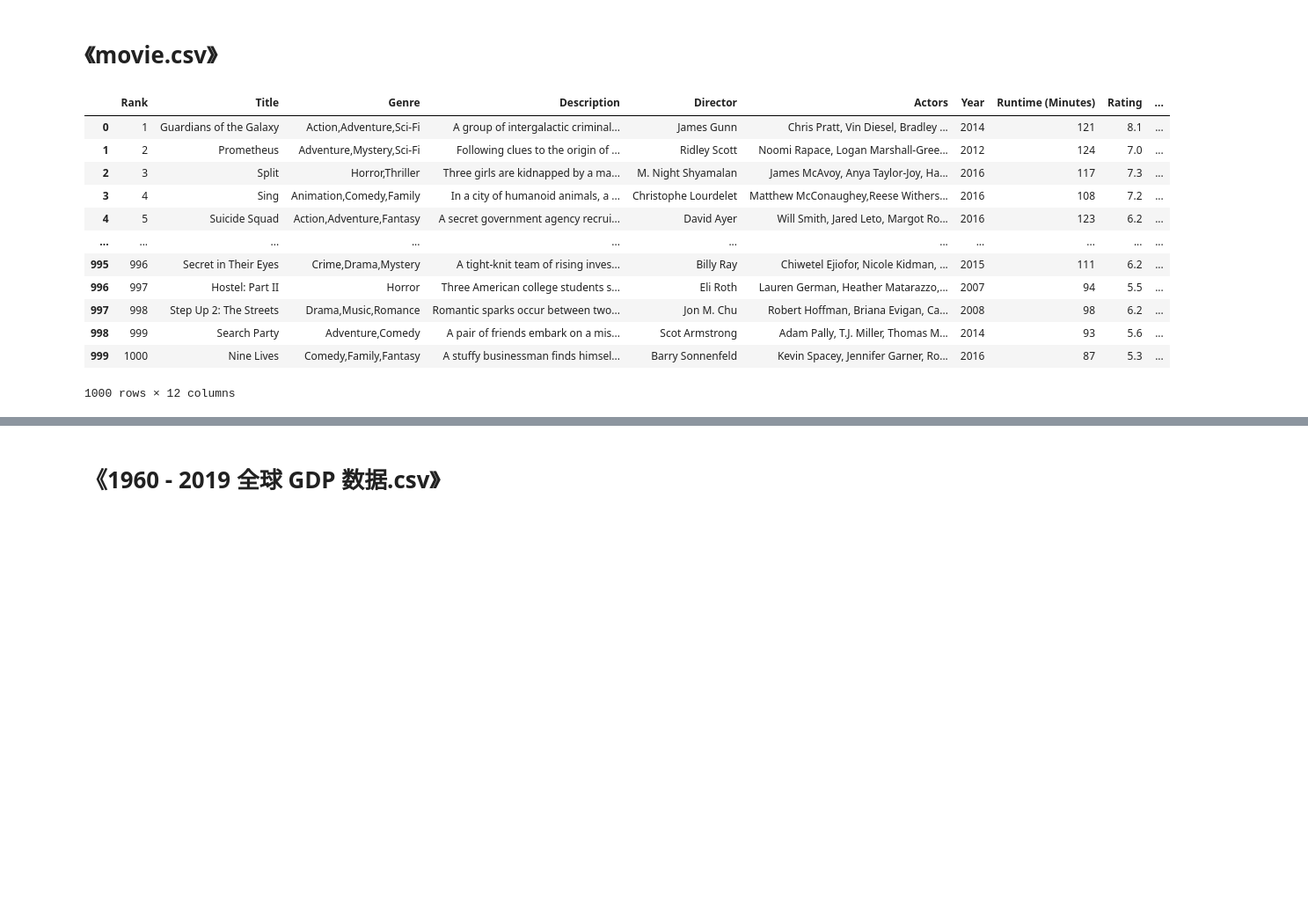
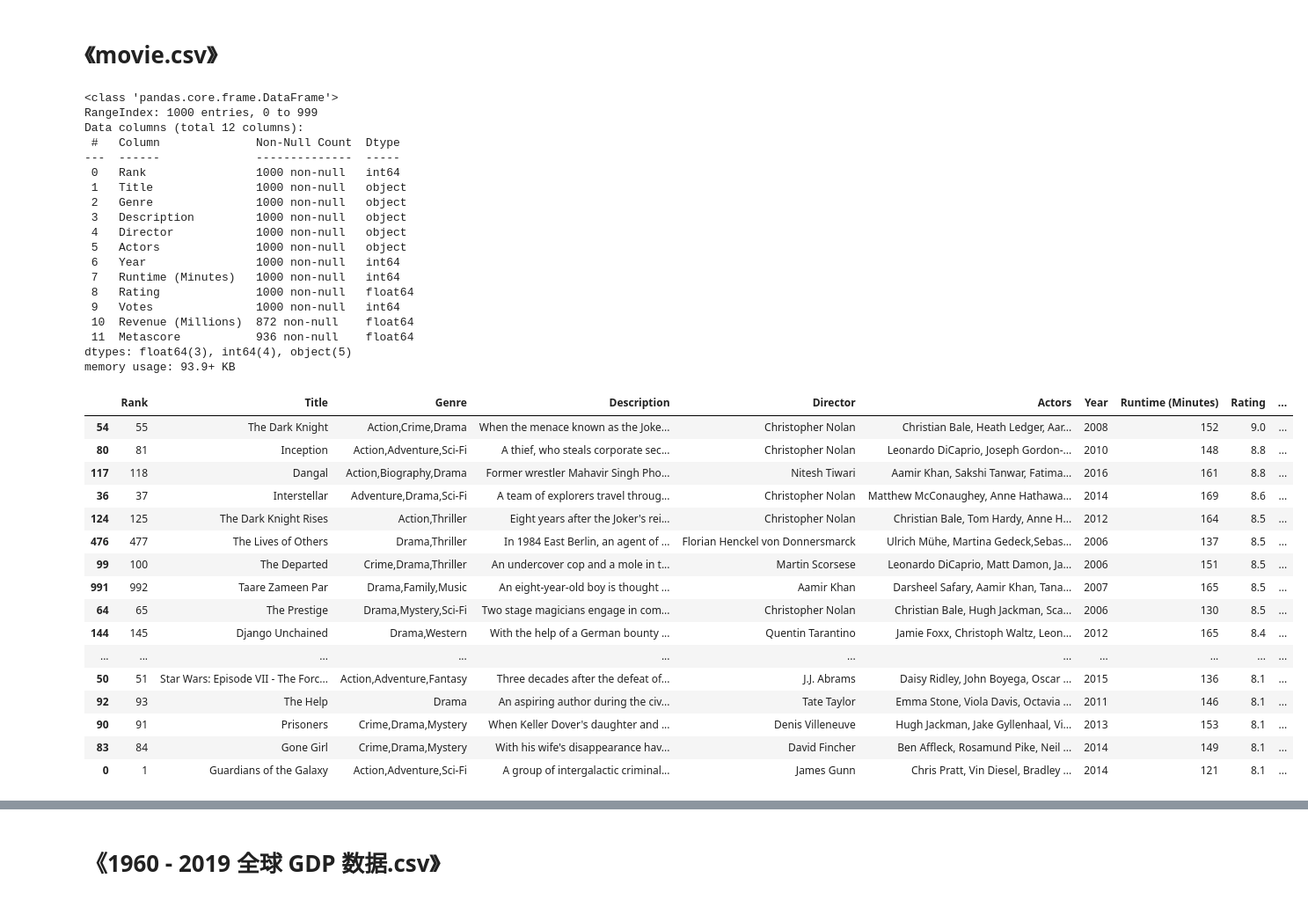
Before and after one commit to xlg08/Python_fo, a Jupyter notebook: 02_数据处理和统计分析/day11_matplotlib/day_11/day_11.ipynb, the cells around one changed output, grey strips where cells are left out. Shown: that part at 88% size. Saved outputs shown, nothing was run; the diff lists cells and outputs as text; code cells hidden in the pictures; blank space fills up the shorter version.

```diff
--- a/02_数据处理和统计分析/day11_matplotlib/day_11/day_11.ipynb
+++ b/02_数据处理和统计分析/day11_matplotlib/day_11/day_11.ipynb
@@ -15,23 +15,50 @@ plt.rcParams['axes.unicode_minus'] = False
 # %%
 # 读取文件
 df = pd.read_csv(r"./data/movie.csv")
-df
+df.info()
 # %% [output]
-|  | Rank | Title | Genre | Description | Director | Actors | Year | Runtime (Minutes) | Rating | ... |
-| 0 | 1 | Guardians of the Galaxy | Action,Adventure,Sci-Fi | A group of intergalactic criminal... | James Gunn | Chris Pratt, Vin Diesel, Bradley ... | 2014 | 121 | 8.1 | ... |
-| 1 | 2 | Prometheus | Adventure,Mystery,Sci-Fi | Following clues to the origin of ... | Ridley Scott | Noomi Rapace, Logan Marshall-Gree... | 2012 | 124 | 7.0 | ... |
-| 2 | 3 | Split | Horror,Thriller | Three girls are kidnapped by a ma... | M. Night Shyamalan | James McAvoy, Anya Taylor-Joy, Ha... | 2016 | 117 | 7.3 | ... |
-| 3 | 4 | Sing | Animation,Comedy,Family | In a city of humanoid animals, a ... | Christophe Lourdelet | Matthew McConaughey,Reese Withers... | 2016 | 108 | 7.2 | ... |
-| 4 | 5 | Suicide Squad | Action,Adventure,Fantasy | A secret government agency recrui... | David Ayer | Will Smith, Jared Leto, Margot Ro... | 2016 | 123 | 6.2 | ... |
-| ... | ... | ... | ... | ... | ... | ... | ... | ... | ... | ... |
-| 995 | 996 | Secret in Their Eyes | Crime,Drama,Mystery | A tight-knit team of rising inves... | Billy Ray | Chiwetel Ejiofor, Nicole Kidman, ... | 2015 | 111 | 6.2 | ... |
-| 996 | 997 | Hostel: Part II | Horror | Three American college students s... | Eli Roth | Lauren German, Heather Matarazzo,... | 2007 | 94 | 5.5 | ... |
-| 997 | 998 | Step Up 2: The Streets | Drama,Music,Romance | Romantic sparks occur between two... | Jon M. Chu | Robert Hoffman, Briana Evigan, Ca... | 2008 | 98 | 6.2 | ... |
-| 998 | 999 | Search Party | Adventure,Comedy | A pair of friends embark on a mis... | Scot Armstrong | Adam Pally, T.J. Miller, Thomas M... | 2014 | 93 | 5.6 | ... |
-| 999 | 1000 | Nine Lives | Comedy,Family,Fantasy | A stuffy businessman finds himsel... | Barry Sonnenfeld | Kevin Spacey, Jennifer Garner, Ro... | 2016 | 87 | 5.3 | ... |
-1000 rows × 12 columns
+<class 'pandas.core.frame.DataFrame'>
+RangeIndex: 1000 entries, 0 to 999
+Data columns (total 12 columns):
+ #   Column              Non-Null Count  Dtype
+---  ------              --------------  -----
+ 0   Rank                1000 non-null   int64
+ 1   Title               1000 non-null   object
+ 2   Genre               1000 non-null   object
+ 3   Description         1000 non-null   object
+ 4   Director            1000 non-null   object
+ 5   Actors              1000 non-null   object
+ 6   Year                1000 non-null   int64
+ 7   Runtime (Minutes)   1000 non-null   int64
+ 8   Rating              1000 non-null   float64
+ 9   Votes               1000 non-null   int64
+ 10  Revenue (Millions)  872 non-null    float64
+ 11  Metascore           936 non-null    float64
+dtypes: float64(3), int64(4), object(5)
+memory usage: 93.9+ KB
 # %%
 # 1.读取文件，筛选出评分大于 8 且时长超过 120 分钟的电影，按评分降序排序后保存为新的 CSV 文件。
-df
+# df[df['Rating'] > 8]
+# df[df['Runtime (Minutes)'] > 120]
+df[(df['Rating'] > 8) & (df['Runtime (Minutes)'] > 120)].sort_values(by='Rating',ascending=False)
+# 按评分降序排序 sort_values
+# %% [output]
+|  | Rank | Title | Genre | Description | Director | Actors | Year | Runtime (Minutes) | Rating | ... |
+| 54 | 55 | The Dark Knight | Action,Crime,Drama | When the menace known as the Joke... | Christopher Nolan | Christian Bale, Heath Ledger, Aar... | 2008 | 152 | 9.0 | ... |
+| 80 | 81 | Inception | Action,Adventure,Sci-Fi | A thief, who steals corporate sec... | Christopher Nolan | Leonardo DiCaprio, Joseph Gordon-... | 2010 | 148 | 8.8 | ... |
+| 117 | 118 | Dangal | Action,Biography,Drama | Former wrestler Mahavir Singh Pho... | Nitesh Tiwari | Aamir Khan, Sakshi Tanwar, Fatima... | 2016 | 161 | 8.8 | ... |
+| 36 | 37 | Interstellar | Adventure,Drama,Sci-Fi | A team of explorers travel throug... | Christopher Nolan | Matthew McConaughey, Anne Hathawa... | 2014 | 169 | 8.6 | ... |
+| 124 | 125 | The Dark Knight Rises | Action,Thriller | Eight years after the Joker's rei... | Christopher Nolan | Christian Bale, Tom Hardy, Anne H... | 2012 | 164 | 8.5 | ... |
+| 476 | 477 | The Lives of Others | Drama,Thriller | In 1984 East Berlin, an agent of ... | Florian Henckel von Donnersmarck | Ulrich Mühe, Martina Gedeck,Sebas... | 2006 | 137 | 8.5 | ... |
+| 99 | 100 | The Departed | Crime,Drama,Thriller | An undercover cop and a mole in t... | Martin Scorsese | Leonardo DiCaprio, Matt Damon, Ja... | 2006 | 151 | 8.5 | ... |
+| 991 | 992 | Taare Zameen Par | Drama,Family,Music | An eight-year-old boy is thought ... | Aamir Khan | Darsheel Safary, Aamir Khan, Tana... | 2007 | 165 | 8.5 | ... |
+| 64 | 65 | The Prestige | Drama,Mystery,Sci-Fi | Two stage magicians engage in com... | Christopher Nolan | Christian Bale, Hugh Jackman, Sca... | 2006 | 130 | 8.5 | ... |
+| 144 | 145 | Django Unchained | Drama,Western | With the help of a German bounty ... | Quentin Tarantino | Jamie Foxx, Christoph Waltz, Leon... | 2012 | 165 | 8.4 | ... |
+| ... | ... | ... | ... | ... | ... | ... | ... | ... | ... | ... |
+| 50 | 51 | Star Wars: Episode VII - The Forc... | Action,Adventure,Fantasy | Three decades after the defeat of... | J.J. Abrams | Daisy Ridley, John Boyega, Oscar ... | 2015 | 136 | 8.1 | ... |
+| 92 | 93 | The Help | Drama | An aspiring author during the civ... | Tate Taylor | Emma Stone, Viola Davis, Octavia ... | 2011 | 146 | 8.1 | ... |
+| 90 | 91 | Prisoners | Crime,Drama,Mystery | When Keller Dover's daughter and ... | Denis Villeneuve | Hugh Jackman, Jake Gyllenhaal, Vi... | 2013 | 153 | 8.1 | ... |
+| 83 | 84 | Gone Girl | Crime,Drama,Mystery | With his wife's disappearance hav... | David Fincher | Ben Affleck, Rosamund Pike, Neil ... | 2014 | 149 | 8.1 | ... |
+| 0 | 1 | Guardians of the Galaxy | Action,Adventure,Sci-Fi | A group of intergalactic criminal... | James Gunn | Chris Pratt, Vin Diesel, Bradley ... | 2014 | 121 | 8.1 | ... |
 # %%
 # 2.按电影类型分组，过滤出电影数量少于 50 部的类型，展示这些类型的名称和电影数量。
```
Also changed, not shown: parts of 38 cells of this notebook, 6 other files.
